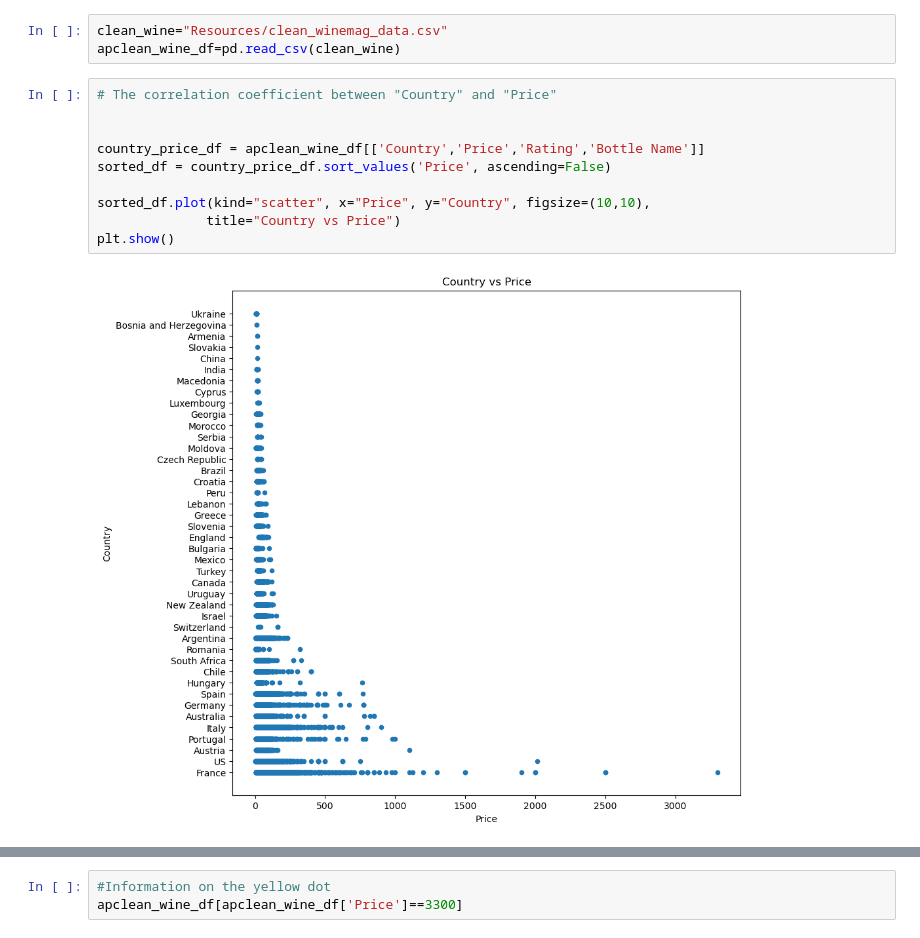
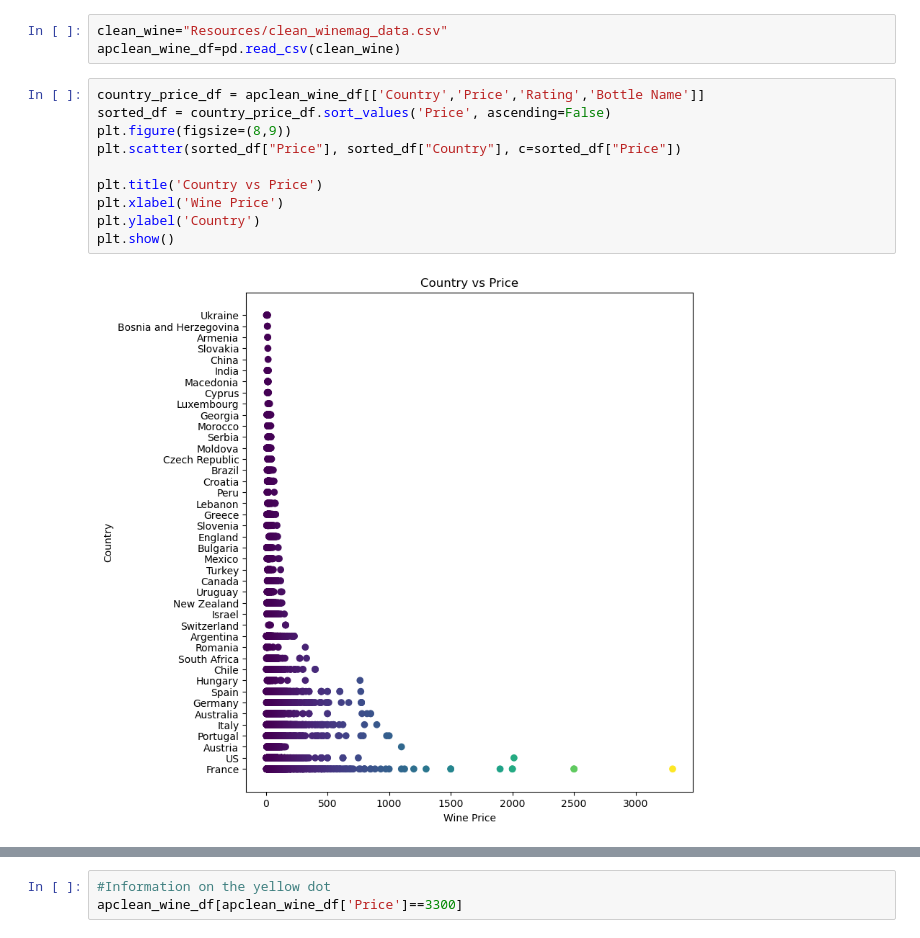
Before and after one commit to ParedesA/p1big_data_bandits, a Jupyter notebook: apwine copy.ipynb, the cells around one changed output, grey strips where cells are left out. Cells and saved outputs as stored; diff of their text form.

```diff
--- a/apwine copy.ipynb
+++ b/apwine copy.ipynb
@@ -7,14 +7,14 @@ import numpy as np
 clean_wine="Resources/clean_winemag_data.csv"
 apclean_wine_df=pd.read_csv(clean_wine)
 # %%
-# The correlation coefficient between "Country" and "Price"
-
-
 country_price_df = apclean_wine_df[['Country','Price','Rating','Bottle Name']]
 sorted_df = country_price_df.sort_values('Price', ascending=False)
+plt.figure(figsize=(8,9))
+plt.scatter(sorted_df["Price"], sorted_df["Country"], c=sorted_df["Price"])
 
-sorted_df.plot(kind="scatter", x="Price", y="Country", figsize=(10,10),
-              title="Country vs Price")
+plt.title('Country vs Price')
+plt.xlabel('Wine Price')
+plt.ylabel('Country')
 plt.show()
 # %% [output]
-[figure, old version]
+[figure, new version]
```
Also changed, not shown: parts of 3 cells of this notebook.
